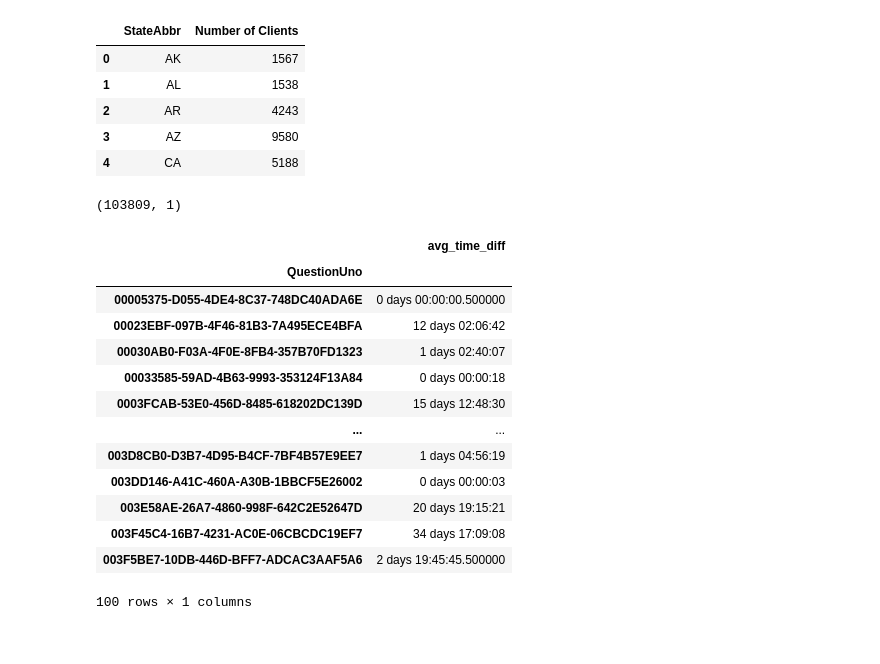
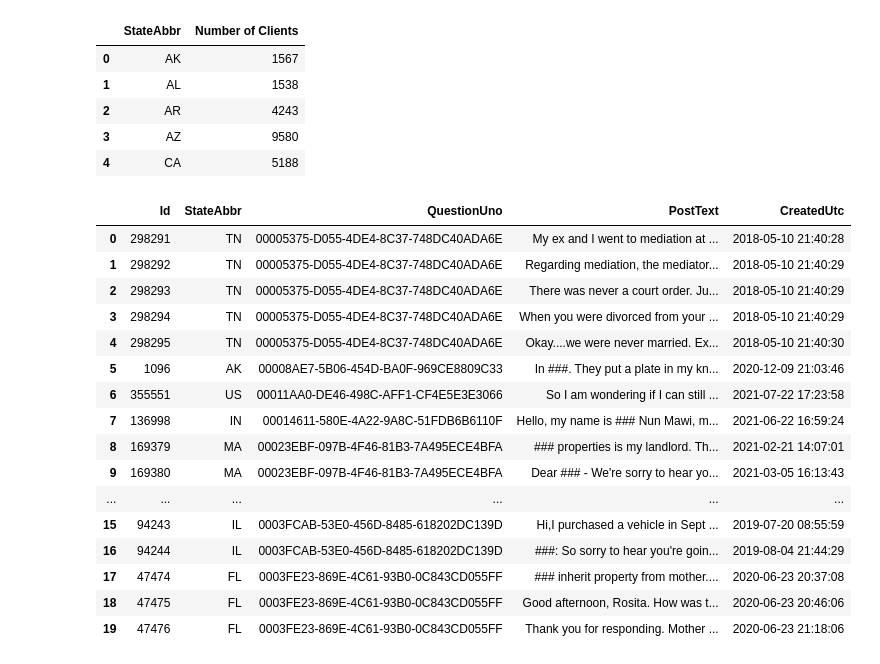
Before and after one commit to dwijenchawra/asadatafest_2023, a Jupyter notebook: arnav_work.ipynb, the cells around one changed output. Saved outputs shown, nothing was run; the diff lists cells and outputs as text; code cells hidden in the pictures.

Commit message:
sorted question posts by QuestionUno and time

```diff
--- a/arnav_work.ipynb
+++ b/arnav_work.ipynb
@@ -108,7 +113,8 @@ Shape:  (331426, 19)
     #4. PostText: Redacted Text of the Question Post
     #5. CreatedUtc: Date and Time the Question Post was Created
 
-question_posts_df = pd.read_csv('./data/CLEAN_QUESTIONS.txt', sep='`')
+#question_posts_df = pd.read_csv('csv_processing/CLEAN_QUESTIONS.txt', sep='`')
+question_posts_df = pd.read_csv('data/questionposts.csv', on_bad_lines='skip')
 display(question_posts_df.head())
 print("Shape: ", question_posts_df.shape)
 #print the unique values in column QuestionUno
@@ -126,0 +134,7 @@ Unique values in column QuestionUno:  164715
+# %%
+#indexthe question_posts_df by QuestionUno, then sort by CreatedUtc
+alt_question_posts_df = question_posts_df.set_index('QuestionUno').sort_values(by='CreatedUtc')
+#drop all rows with null CreatedUtc values
+alt_question_posts_df = alt_question_posts_df.dropna(subset=['CreatedUtc'])
+alt_question_posts_df.stack()
+display(alt_question_posts_df.tail())
@@ -357,36 +379,31 @@ fig.update_layout(coloraxis_colorbar=dict(
 fig.update_layout(title_text='Number of Clients by State')
 fig.show()
 # %%
-new_question_posts_df = question_posts_df.copy()
-new_question_posts_df['TotalPosts'] = new_question_posts_df.groupby(
-    'QuestionUno')['QuestionUno'].transform('count')
-#new_question_posts_df['CreatedUtc'] = pd.to_datetime(
- #   new_question_posts_df['CreatedUtc'])
-#convert the CreatedUtc to datetime, and if it fails, then drop the row
-new_question_posts_df['CreatedUtc'] = pd.to_datetime(
-    new_question_posts_df['CreatedUtc'], errors='coerce')
+new_question_posts_df = question_posts_df.dropna(subset=['QuestionUno', 'CreatedUtc'])
+# Sort by conversation ID and timestamp
 new_question_posts_df = new_question_posts_df.sort_values(
-    by=['QuestionUno', 'CreatedUtc'])
-new_question_posts_df['time_diff'] = new_question_posts_df.groupby('QuestionUno')[
-    'CreatedUtc'].diff()
-new_question_posts_df = new_question_posts_df.dropna(subset=['time_diff'])
-new_question_posts_df = new_question_posts_df.groupby(
-    'QuestionUno').agg(avg_time_diff=('time_diff', 'mean'))
-print(new_question_posts_df.shape)
-new_question_posts_df.head(100)
+    ['QuestionUno', 'CreatedUtc'])
+
+# Reset the index
+new_question_posts_df = new_question_posts_df.reset_index(drop=True)
+#new_question_posts_df = new_question_posts_df.set_index('QuestionUno')
+
+display(new_question_posts_df.head(20))
 # %% [output]
-(103809, 1)
-|  | avg_time_diff |
-| QuestionUno |  |
-| 00005375-D055-4DE4-8C37-748DC40ADA6E | 0 days 00:00:00.500000 |
-| 00023EBF-097B-4F46-81B3-7A495ECE4BFA | 12 days 02:06:42 |
-| 00030AB0-F03A-4F0E-8FB4-357B70FD1323 | 1 days 02:40:07 |
-| 00033585-59AD-4B63-9993-353124F13A84 | 0 days 00:00:18 |
-| 0003FCAB-53E0-456D-8485-618202DC139D | 15 days 12:48:30 |
-| ... | ... |
-| 003D8CB0-D3B7-4D95-B4CF-7BF4B57E9EE7 | 1 days 04:56:19 |
-| 003DD146-A41C-460A-A30B-1BBCF5E26002 | 0 days 00:00:03 |
-| 003E58AE-26A7-4860-998F-642C2E52647D | 20 days 19:15:21 |
-| 003F45C4-16B7-4231-AC0E-06CBCDC19EF7 | 34 days 17:09:08 |
-| 003F5BE7-10DB-446D-BFF7-ADCAC3AAF5A6 | 2 days 19:45:45.500000 |
+|  | Id | StateAbbr | QuestionUno | PostText | CreatedUtc |
+| 0 | 298291 | TN | 00005375-D055-4DE4-8C37-748DC40ADA6E | My ex and I went to mediation at ... | 2018-05-10 21:40:28 |
+| 1 | 298292 | TN | 00005375-D055-4DE4-8C37-748DC40ADA6E | Regarding mediation, the mediator... | 2018-05-10 21:40:29 |
+| 2 | 298293 | TN | 00005375-D055-4DE4-8C37-748DC40ADA6E | There was never a court order. Ju... | 2018-05-10 21:40:29 |
+| 3 | 298294 | TN | 00005375-D055-4DE4-8C37-748DC40ADA6E | When you were divorced from your ... | 2018-05-10 21:40:29 |
+| 4 | 298295 | TN | 00005375-D055-4DE4-8C37-748DC40ADA6E | Okay....we were never married. Ex... | 2018-05-10 21:40:30 |
+| 5 | 1096 | AK | 00008AE7-5B06-454D-BA0F-969CE8809C33 | In ###. They put a plate in my kn... | 2020-12-09 21:03:46 |
+| 6 | 355551 | US | 00011AA0-DE46-498C-AFF1-CF4E5E3E3066 | So I am wondering if I can still ... | 2021-07-22 17:23:58 |
+| 7 | 136998 | IN | 00014611-580E-4A22-9A8C-51FDB6B6110F | Hello, my name is ### Nun Mawi, m... | 2021-06-22 16:59:24 |
+| 8 | 169379 | MA | 00023EBF-097B-4F46-81B3-7A495ECE4BFA | ### properties is my landlord. Th... | 2021-02-21 14:07:01 |
+| 9 | 169380 | MA | 00023EBF-097B-4F46-81B3-7A495ECE4BFA | Dear ### - We're sorry to hear yo... | 2021-03-05 16:13:43 |
+| ... | ... | ... | ... | ... | ... |
+| 15 | 94243 | IL | 0003FCAB-53E0-456D-8485-618202DC139D | Hi,I purchased a vehicle in Sept ... | 2019-07-20 08:55:59 |
+| 16 | 94244 | IL | 0003FCAB-53E0-456D-8485-618202DC139D | ###: So sorry to hear you're goin... | 2019-08-04 21:44:29 |
+| 17 | 47474 | FL | 0003FE23-869E-4C61-93B0-0C843CD055FF | ### inherit property from mother.... | 2020-06-23 20:37:08 |
+| 18 | 47475 | FL | 0003FE23-869E-4C61-93B0-0C843CD055FF | Good afternoon, Rosita. How was t... | 2020-06-23 20:46:06 |
+| 19 | 47476 | FL | 0003FE23-869E-4C61-93B0-0C843CD055FF | Thank you for responding. Mother ... | 2020-06-23 21:18:06 |
-100 rows × 1 columns
```
Also changed, not shown: parts of 3 cells of this notebook.
